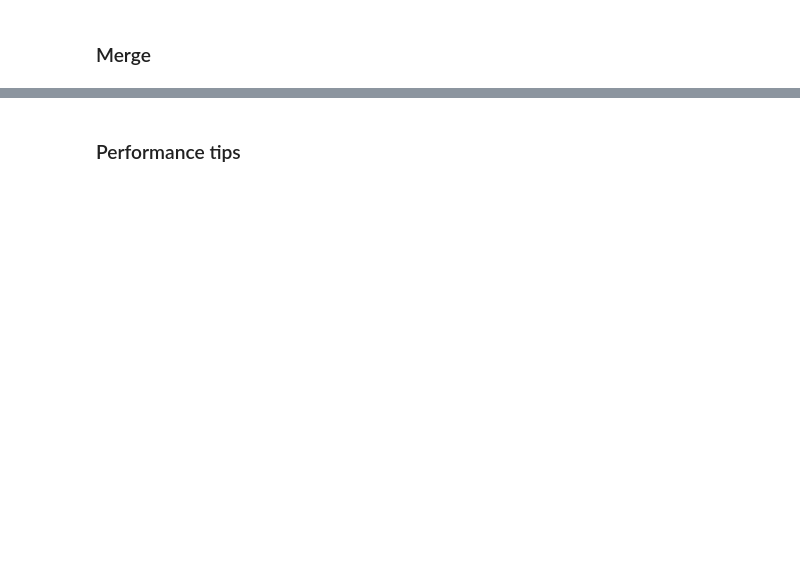
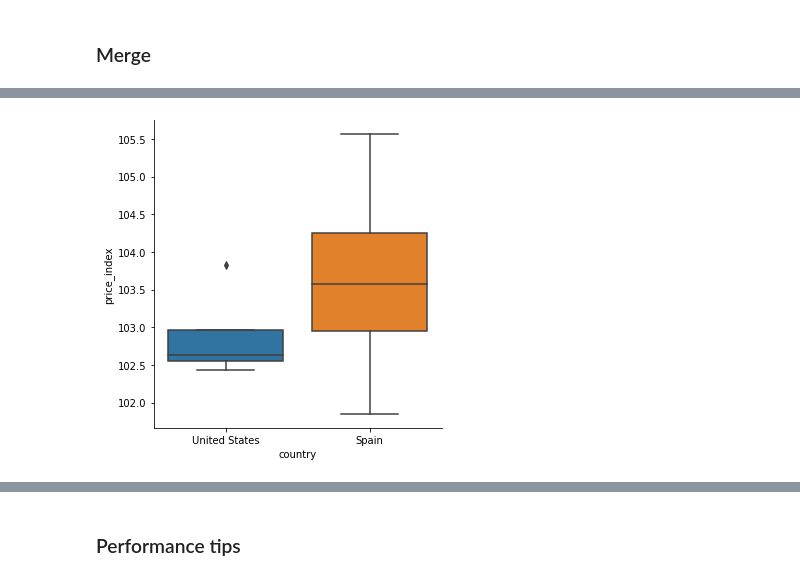
Before and after one commit to emikokic/processing_data_with_pandas, a Jupyter notebook: processing_data_with_pandas.ipynb, the cells around one changed output, grey strips where cells are left out. Saved outputs shown, nothing was run; the diff lists cells and outputs as text; code cells hidden in the pictures; blank space fills up the shorter version.

```diff
--- a/processing_data_with_pandas.ipynb
+++ b/processing_data_with_pandas.ipynb
@@ -276,0 +565,11 @@ df.sample(5)
+# %%
+import seaborn
+
+usa_df = df[df['country'] == 'United States']
+spain_df = df[df['country'] == 'Spain']
+usa_spain = pandas.concat([usa_df, spain_df])
+usa_spain_2009 = usa_spain[usa_spain['year'] == 2009]
+
+ax = seaborn.catplot(x='country', y='price_index', data=usa_spain_2009, kind='box')
+# %% [output]
+[figure, added]
```
Also changed, not shown: parts of 77 cells of this notebook, 6 other files.
